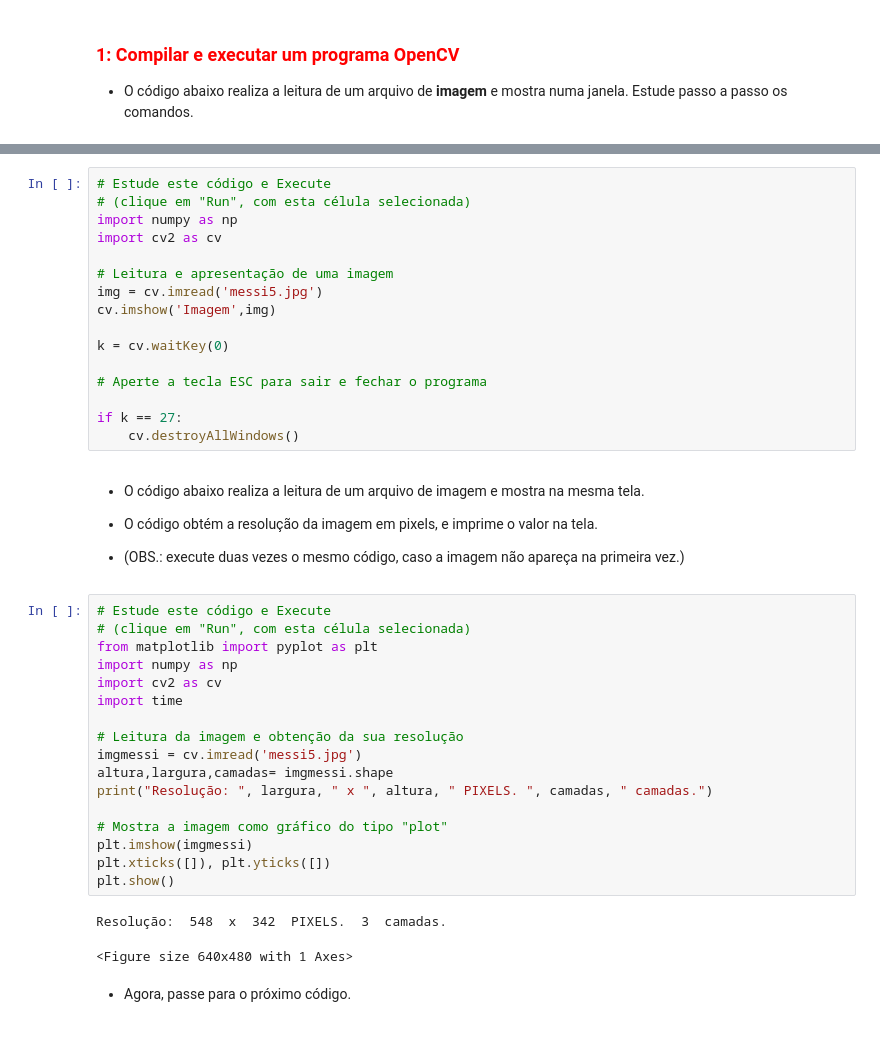
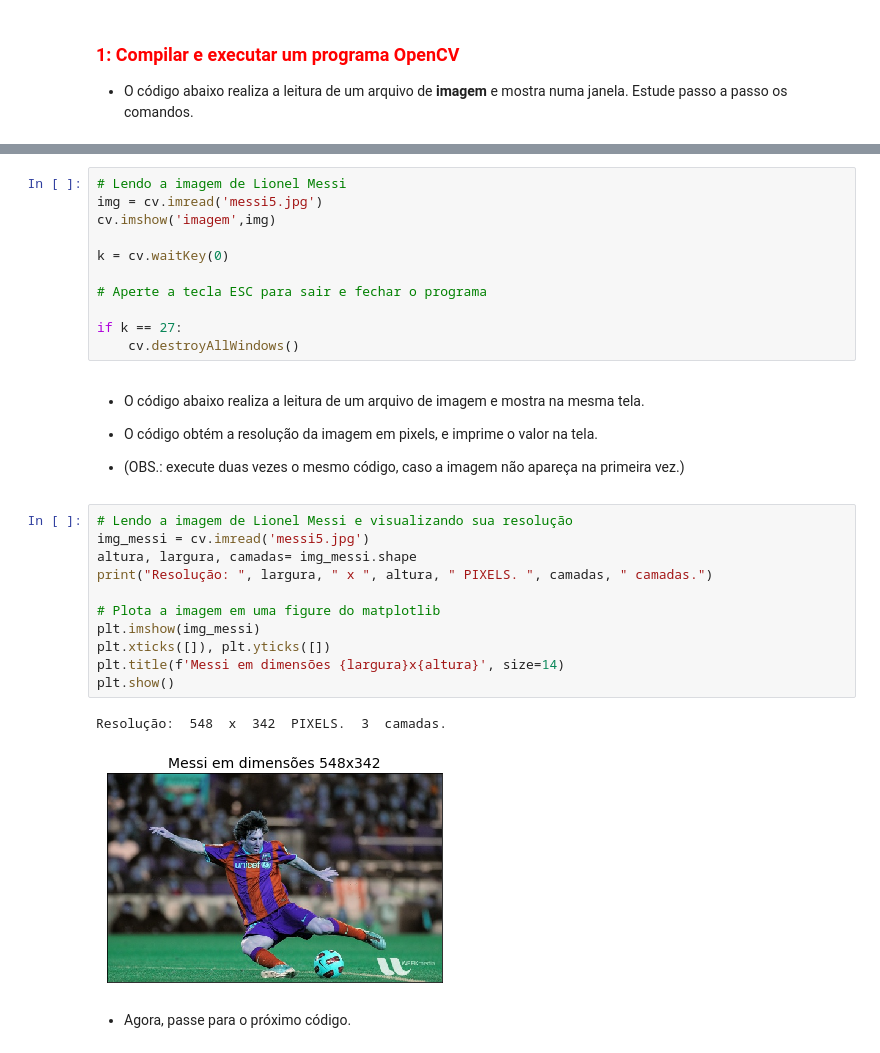
Before and after one commit to mesquita97/Cod_multimidia, a Jupyter notebook: Site/pages/lab_1/file/lab1_video_python.ipynb, the cells around one changed output, grey strips where cells are left out. Cells and saved outputs as stored; diff of their text form.

```diff
--- a/Site/pages/lab_1/file/lab1_video_python.ipynb
+++ b/Site/pages/lab_1/file/lab1_video_python.ipynb
@@ -39,12 +52,7 @@ Gabriel Mesquita
 # %%
-# Estude este código e Execute
-# (clique em "Run", com esta célula selecionada)
-import numpy as np
-import cv2 as cv
-
-# Leitura e apresentação de uma imagem
+# Lendo a imagem de Lionel Messi
 img = cv.imread('messi5.jpg')
-cv.imshow('Imagem',img)
+cv.imshow('imagem',img)
 
 k = cv.waitKey(0)
 
@@ -59,25 +67,19 @@ if k == 27:
 
 * (OBS.: execute duas vezes o mesmo código, caso a imagem não apareça na primeira vez.)
 # %%
-# Estude este código e Execute
-# (clique em "Run", com esta célula selecionada)
-from matplotlib import pyplot as plt
-import numpy as np
-import cv2 as cv
-import time
-
-# Leitura da imagem e obtenção da sua resolução
-imgmessi = cv.imread('messi5.jpg')
-altura,largura,camadas= imgmessi.shape
+# Lendo a imagem de Lionel Messi e visualizando sua resolução
+img_messi = cv.imread('messi5.jpg')
+altura, largura, camadas= img_messi.shape
 print("Resolução: ", largura, " x ", altura, " PIXELS. ", camadas, " camadas.")
 
-# Mostra a imagem como gráfico do tipo "plot"
-plt.imshow(imgmessi)
+# Plota a imagem em uma figure do matplotlib
+plt.imshow(img_messi)
 plt.xticks([]), plt.yticks([])
+plt.title(f'Messi em dimensões {largura}x{altura}', size=14)
 plt.show()
 # %% [output]
 Resolução:  548  x  342  PIXELS.  3  camadas.
-<Figure size 640x480 with 1 Axes>
+[figure, added]
 # %% [markdown]
 * Agora, passe para o próximo código.
 # %% [markdown]
```
Also changed, not shown: parts of 41 cells of this notebook, 7 other files.
